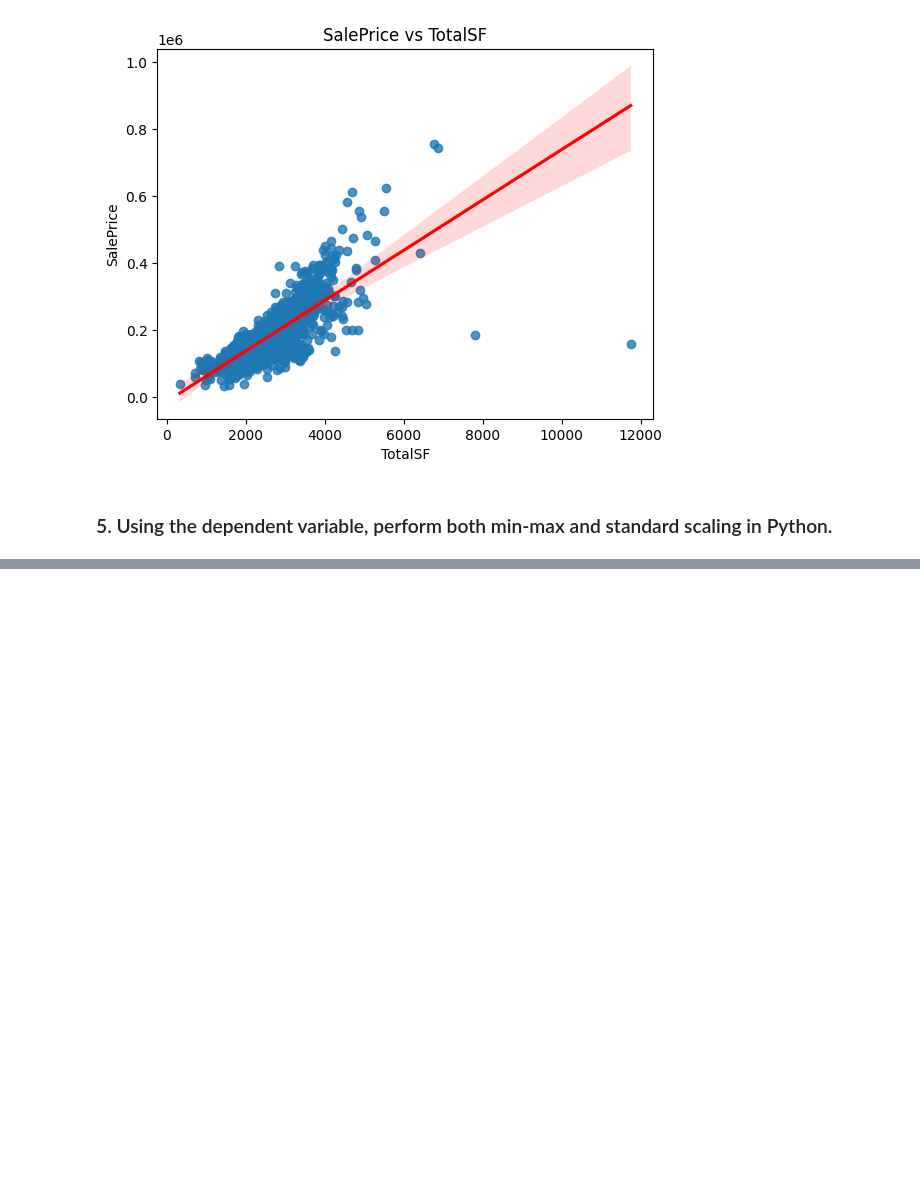
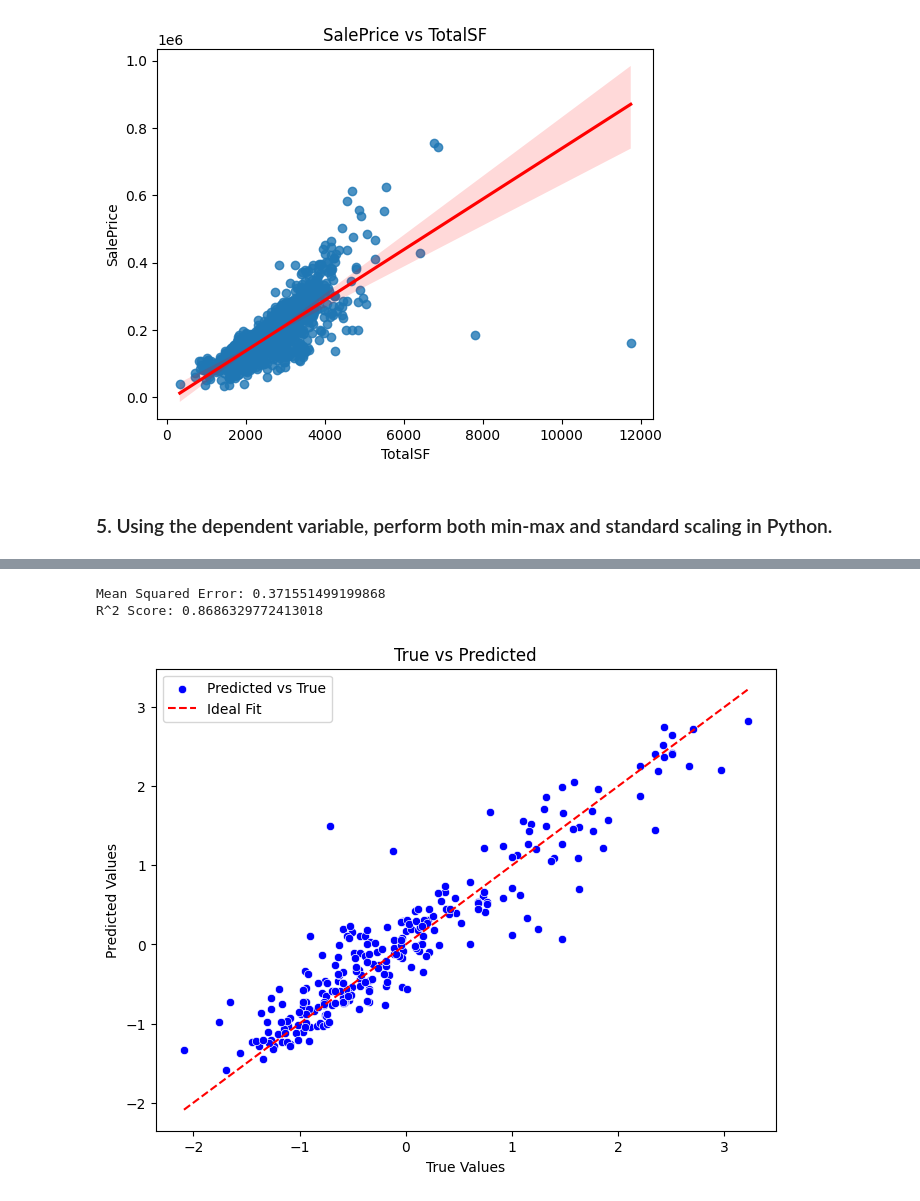
Before and after one commit to howiess/Competition, a Jupyter notebook: Kaggle_house_price.ipynb, the cells around one changed output, grey strips where cells are left out. Drawn from its saved outputs; the diff is of its cells as text; code cells hidden in the pictures; blank space fills up the shorter version.

```diff
--- a/Kaggle_house_price.ipynb
+++ b/Kaggle_house_price.ipynb
@@ -153,0 +296,5 @@ scaler_data
+# %%
+df_train['Lot'] = (0.57 * df_train['LotFrontage']) + (0.42 * df_train['LotArea'])
+df_train['Year'] = (df_train['YearBuilt'] + df_train['YearRemodAdd'])/2
+
+df_train = df_train.drop(['LotFrontage', 'LotArea', 'YearBuilt', 'YearRemodAdd'], axis=1)
@@ -153,0 +317,43 @@ scaler_data
+# %%
+from sklearn.preprocessing import StandardScaler
+from sklearn.preprocessing import PolynomialFeatures
+from sklearn.model_selection import train_test_split
+
+stdsclr = StandardScaler()
+
+X = stdsclr.fit_transform(df_train.drop('SalePrice', axis = 1))
+poly = PolynomialFeatures(degree=2, include_bias=False)
+X = poly.fit_transform(X)
+y = np.ravel(stdsclr.fit_transform(df_train[['SalePrice']]))
+
+X_train, X_test, y_train, y_test = train_test_split(X, y, test_size=0.25, random_state=33)
+# %%
+from sklearn.ensemble import RandomForestRegressor
+from sklearn.metrics import mean_squared_error, r2_score
+
+
+rf_model = RandomForestRegressor(n_estimators=100, random_state=33)
+
+# Train the Model
+rf_model.fit(X_train, y_train)
+
+# Make Predictions
+y_pred = rf_model.predict(X_test)
+
+print(f"Root Mean Squared Error: {np.sqrt(mean_squared_error(y_test, y_pred))}")
+print(f"R^2 Score: {r2_score(y_test, y_pred)}")
+# %% [output]
+Mean Squared Error: 0.371551499199868
+R^2 Score: 0.8686329772413018
+# %%
+# Plot True vs Predicted
+plt.figure(figsize=(8, 6))
+sns.scatterplot(x=y_test, y=y_pred, color='blue', label='Predicted vs True')
+plt.plot([min(y_test), max(y_test)], [min(y_test), max(y_test)], color='red', linestyle='--', label='Ideal Fit')
+plt.title('True vs Predicted')
+plt.xlabel('True Values')
+plt.ylabel('Predicted Values')
+plt.legend()
+plt.show()
+# %% [output]
+[figure, added]
```
Also changed, not shown: parts of 16 cells of this notebook.
